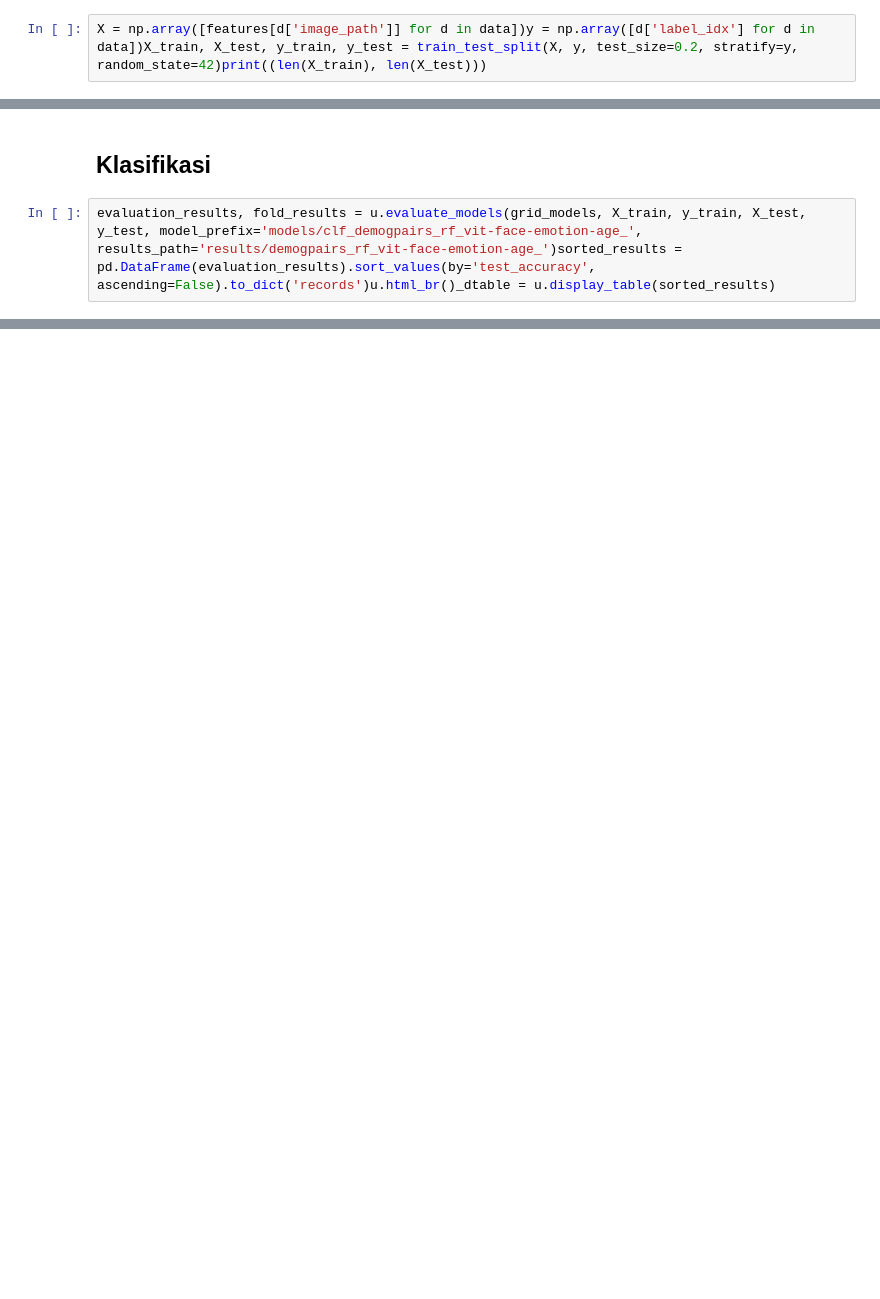
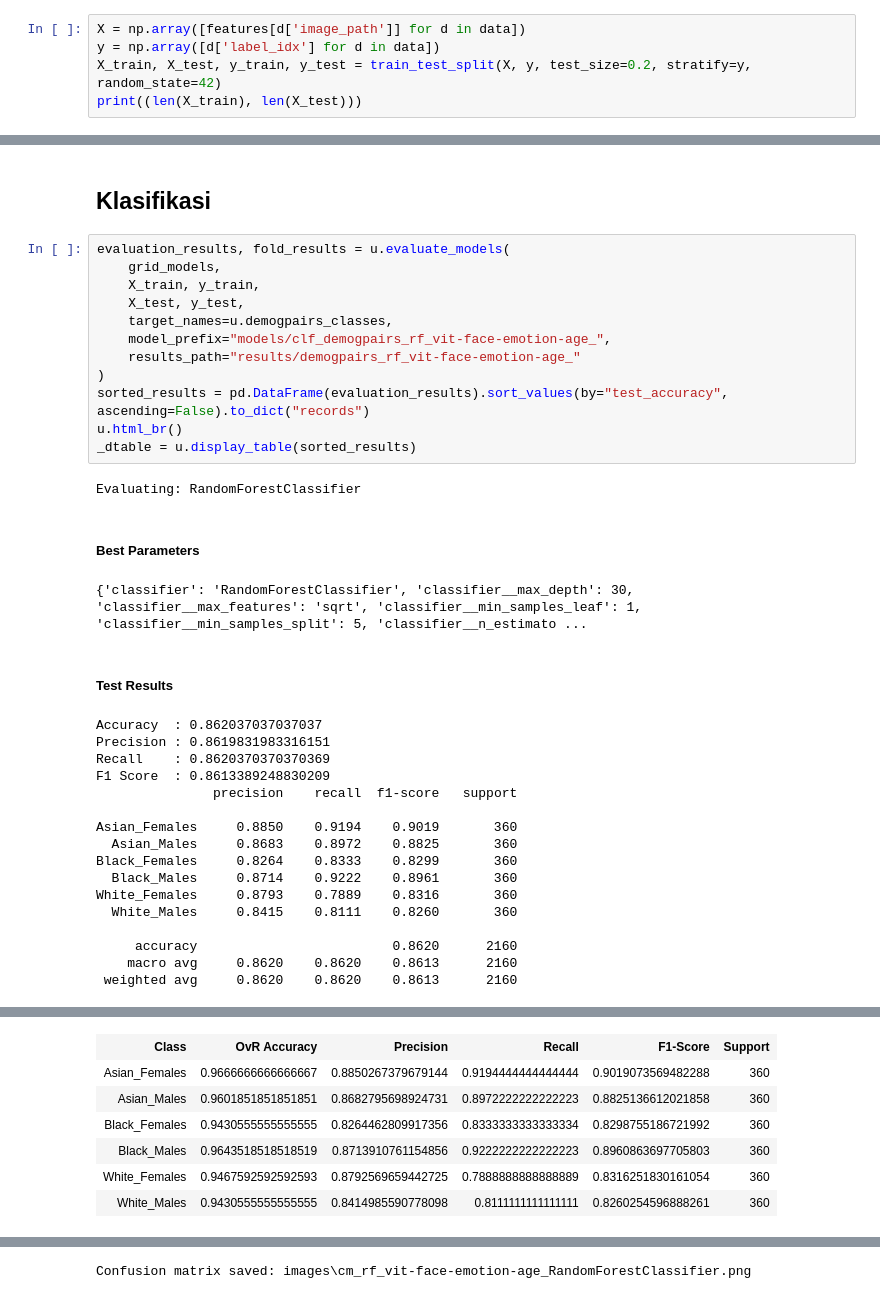
Before and after one commit to rafyakbar/face-race-gender-classification-using-multi-domain-vit, a Jupyter notebook: experiment/code/2.4.7_rf_vit-face-emotion-age_demogpairs.ipynb, the cells around one changed output, grey strips where cells are left out. Cells and saved outputs as stored; diff of their text form; blank space fills up the shorter version.

```diff
--- a/experiment/code/2.4.7_rf_vit-face-emotion-age_demogpairs.ipynb
+++ b/experiment/code/2.4.7_rf_vit-face-emotion-age_demogpairs.ipynb
@@ -34,4 +52,7 @@ print('Jumlah fitur per gambar:', np.array(features[list(features.keys())[0]]).s
 # %% [markdown]
 ## Split Data
 # %%
-X = np.array([features[d['image_path']] for d in data])y = np.array([d['label_idx'] for d in data])X_train, X_test, y_train, y_test = train_test_split(X, y, test_size=0.2, stratify=y, random_state=42)print((len(X_train), len(X_test)))
+X = np.array([features[d['image_path']] for d in data])
+y = np.array([d['label_idx'] for d in data])
+X_train, X_test, y_train, y_test = train_test_split(X, y, test_size=0.2, stratify=y, random_state=42)
+print((len(X_train), len(X_test)))
@@ -81,4 +106,35 @@ for params in grid_params:
 # %% [markdown]
 ## Klasifikasi
 # %%
-evaluation_results, fold_results = u.evaluate_models(grid_models, X_train, y_train, X_test, y_test, model_prefix='models/clf_demogpairs_rf_vit-face-emotion-age_', results_path='results/demogpairs_rf_vit-face-emotion-age_')sorted_results = pd.DataFrame(evaluation_results).sort_values(by='test_accuracy', ascending=False).to_dict('records')u.html_br()_dtable = u.display_table(sorted_results)
+evaluation_results, fold_results = u.evaluate_models(
+    grid_models,
+    X_train, y_train,
+    X_test, y_test,
+    target_names=u.demogpairs_classes,
+    model_prefix="models/clf_demogpairs_rf_vit-face-emotion-age_",
+    results_path="results/demogpairs_rf_vit-face-emotion-age_"
+)
+sorted_results = pd.DataFrame(evaluation_results).sort_values(by="test_accuracy", ascending=False).to_dict("records")
+u.html_br()
+_dtable = u.display_table(sorted_results)
+# %% [output]
+Evaluating: RandomForestClassifier
+Best Parameters
+{'classifier': 'RandomForestClassifier', 'classifier__max_depth': 30, 'classifier__max_features': 'sqrt', 'classifier__min_samples_leaf': 1, 'classifier__min_samples_split': 5, 'classifier__n_estimato ...
+Test Results
+Accuracy  : 0.862037037037037
+Precision : 0.8619831983316151
+Recall    : 0.8620370370370369
+F1 Score  : 0.8613389248830209
+               precision    recall  f1-score   support
+
+Asian_Females     0.8850    0.9194    0.9019       360
+  Asian_Males     0.8683    0.8972    0.8825       360
+Black_Females     0.8264    0.8333    0.8299       360
+  Black_Males     0.8714    0.9222    0.8961       360
+White_Females     0.8793    0.7889    0.8316       360
+  White_Males     0.8415    0.8111    0.8260       360
+
+     accuracy                         0.8620      2160
+    macro avg     0.8620    0.8620    0.8613      2160
+ weighted avg     0.8620    0.8620    0.8613      2160
@@ -84,0 +142,7 @@ evaluation_results, fold_results = u.evaluate_models(grid_models, X_train, y_tra
+| Class | OvR Accuracy | Precision | Recall | F1-Score | Support |
+| Asian_Females | 0.9666666666666667 | 0.8850267379679144 | 0.9194444444444444 | 0.9019073569482288 | 360 |
+| Asian_Males | 0.9601851851851851 | 0.8682795698924731 | 0.8972222222222223 | 0.8825136612021858 | 360 |
+| Black_Females | 0.9430555555555555 | 0.8264462809917356 | 0.8333333333333334 | 0.8298755186721992 | 360 |
+| Black_Males | 0.9643518518518519 | 0.8713910761154856 | 0.9222222222222223 | 0.8960863697705803 | 360 |
+| White_Females | 0.9467592592592593 | 0.8792569659442725 | 0.7888888888888889 | 0.8316251830161054 | 360 |
+| White_Males | 0.9430555555555555 | 0.8414985590778098 | 0.8111111111111111 | 0.8260254596888261 | 360 |
@@ -84,0 +150 @@ evaluation_results, fold_results = u.evaluate_models(grid_models, X_train, y_tra
+Confusion matrix saved: images\cm_rf_vit-face-emotion-age_RandomForestClassifier.png
```
Also changed, not shown: parts of 9 cells of this notebook, 6 other files.
